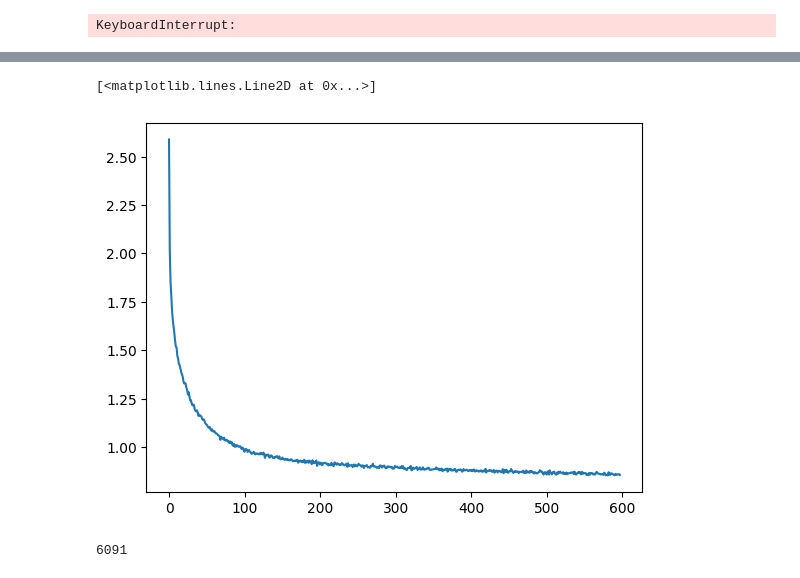
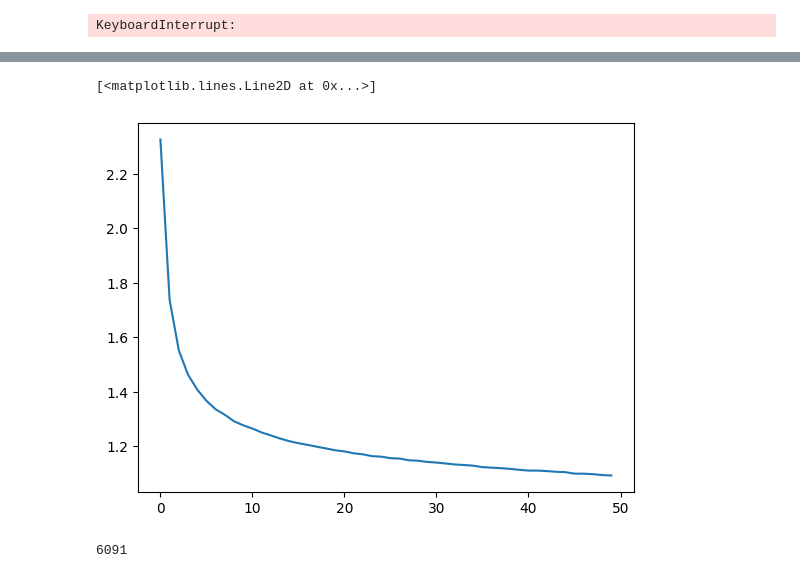
Before and after one commit to yiheinchai/kingscrosshacklab, a Jupyter notebook: projects/makemore/gpt/gpt.ipynb, the cells around one changed output, grey strips where cells are left out. Drawn from its saved outputs; the diff is of its cells as text; code cells hidden in the pictures.

```diff
--- a/projects/makemore/gpt/gpt.ipynb
+++ b/projects/makemore/gpt/gpt.ipynb
@@ -72,4 +73,8 @@ emb.shape
 # %% [output]
 torch.Size([343, 2])
 # %%
-emb_X = emb[X]
+small_X = X[:200]
+
+print(small_X.shape)
+
+emb_X = emb[small_X]
@@ -76,9 +83,3 @@ emb_X = emb[X]
-# %%
-attn = torch.zeros_like(X).float()
-
-for i, x in enumerate(X):
-    for j, c in enumerate(x):
-        attn[i,j] = (x[:j+1].float()).mean()
 # %%
 attn = torch.zeros_like(emb_X).float()
 
@@ -215,10 +258,10 @@ context = ['<s>'] * CONTEXT_LENGTH
 for i, c in enumerate(chat):
     context = context[1:] + [c]
     X.append([tokeniser[c] for c in context])
-    if i < len(chat) - 1:
-        Y.append(tokeniser[chat[i + 1]])
+    if i == len(chat) - 1:
+        Y.append([tokeniser[c] for c in context[1:] + [' ']])
     else:
-        Y.append(tokeniser[" "])
+        Y.append([tokeniser[c] for c in context[1:] + [chat[i+1]]])
 
 X = torch.tensor(X)
 Y = torch.tensor(Y)
@@ -591,7 +848,7 @@ losses = []
 # %%
 # for ep in range(1000):
 model.train()
-for ep in range(500_000):
+for ep in range(50_000):
     batch_ix = torch.randint(0, X_tr.shape[0], (64,))
     xs = X_tr[batch_ix].to(device)
     y = Y_tr[batch_ix].to(device)
@@ -658,8 +914,8 @@ plt.plot(torch.tensor(losses))
 # %%
-plt.plot(torch.tensor(losses[:-525]).view(-1, 1000).mean(1))
+plt.plot(torch.tensor(losses).view(-1, 1000).mean(1))
 # %% [output]
 [<matplotlib.lines.Line2D at 0x...>]
-[figure, old version]
+[figure, new version]
 # %%
 len(val_losses)
 # %% [output]
```
Also changed, not shown: parts of 34 cells of this notebook, 5 other files.
